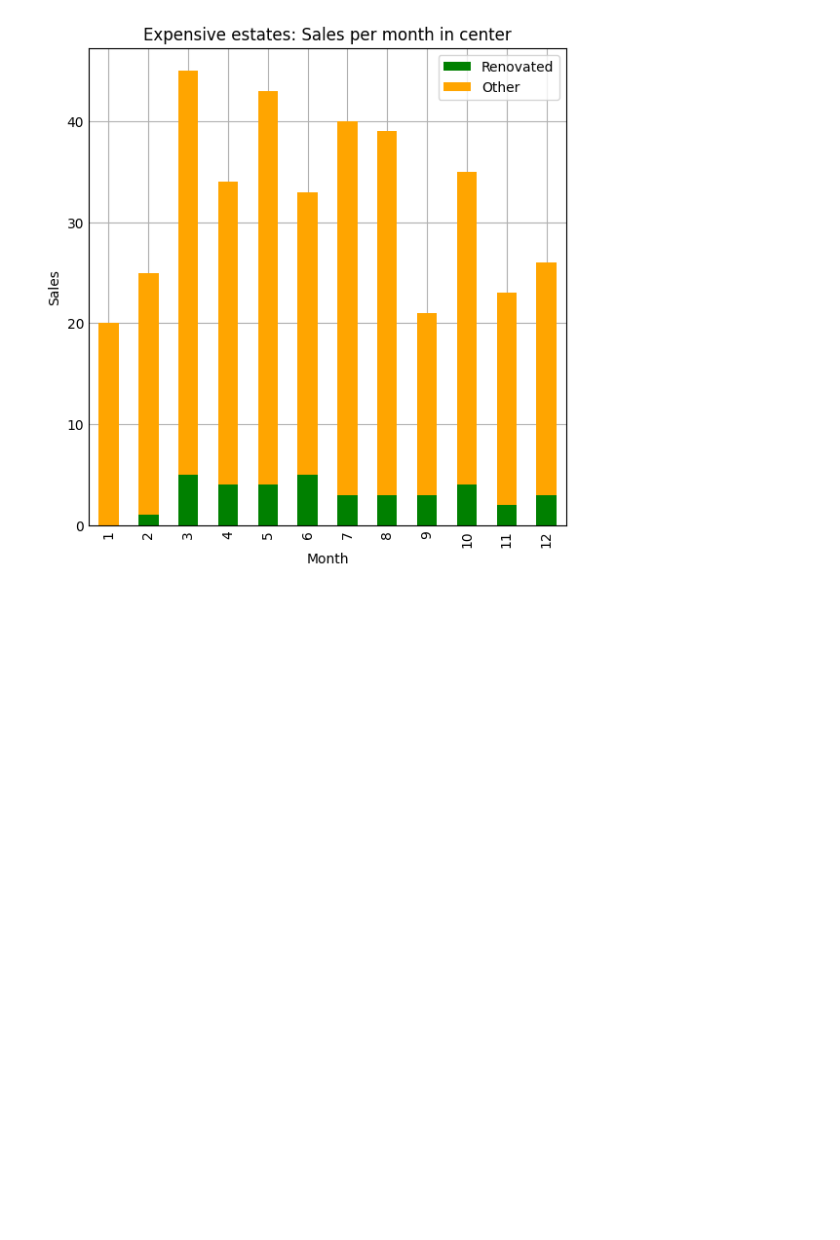
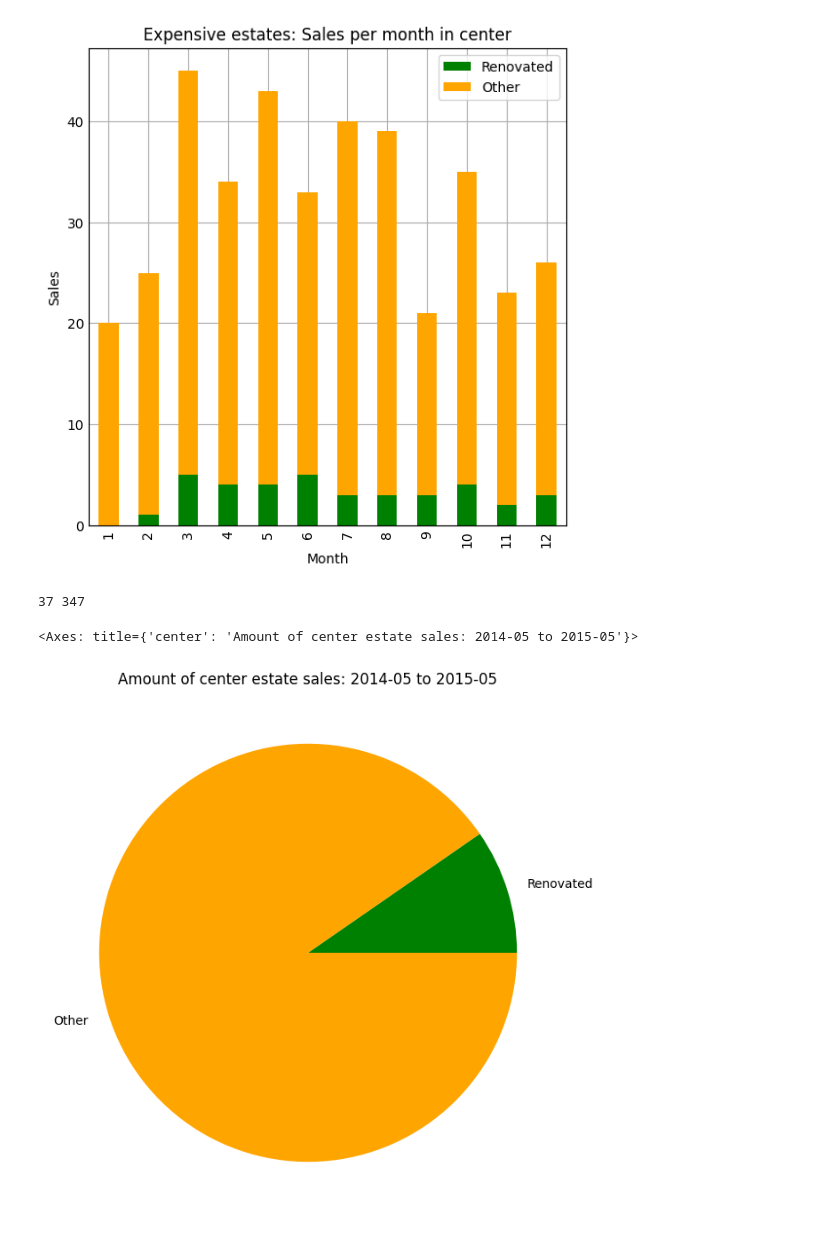
Before and after one commit to torstenschenk/buy_sale, a Jupyter notebook: EDA.ipynb, the cells around one changed output. Cells and saved outputs as stored; diff of their text form; code cells hidden in the pictures; blank space fills up the shorter version.

```diff
--- a/EDA.ipynb
+++ b/EDA.ipynb
@@ -546,4 +547,6 @@ ax = df.plot.bar(xlabel='Month', ylabel='Sales', figsize=(5,5), color=['green','
 # %%
+price_mean = df_estates['price'].mean()
+df_center = df_estates.query('price > @price_mean and lat > 47.6 and lat < 47.68 and long < -122.18 and long > -122.25')
 renov = df_center.query('yr_renovated > 0.1')['date'].dt.month
 s1 = renov.value_counts().sort_index()
 
@@ -556,6 +559,15 @@ df = pd.DataFrame ({'Renovated':s1, 'Other':s2})
 ax = df.plot.bar(xlabel='Month', ylabel='Sales', stacked=True, figsize=(5,5), color=['green','orange'], title="Expensive estates: Sales per month in center")
 # %% [output]
 [figure]
+# %%
+# pie chart
+print(s1.sum(), s2.sum())
+series = pd.Series([s1.sum(), s2.sum()], index=["Renovated", "Other"])
+series.plot.pie(figsize=(6, 6),colors=['green','orange'], title="Amount of center estate sales: 2014-05 to 2015-05")
+# %% [output]
+37 347
+<Axes: title={'center': 'Amount of center estate sales: 2014-05 to 2015-05'}>
+[figure, added]
 # %%
 df_center.describe()
 # %% [output]
```
Also changed, not shown: parts of 5 cells of this notebook, 1 other file.
